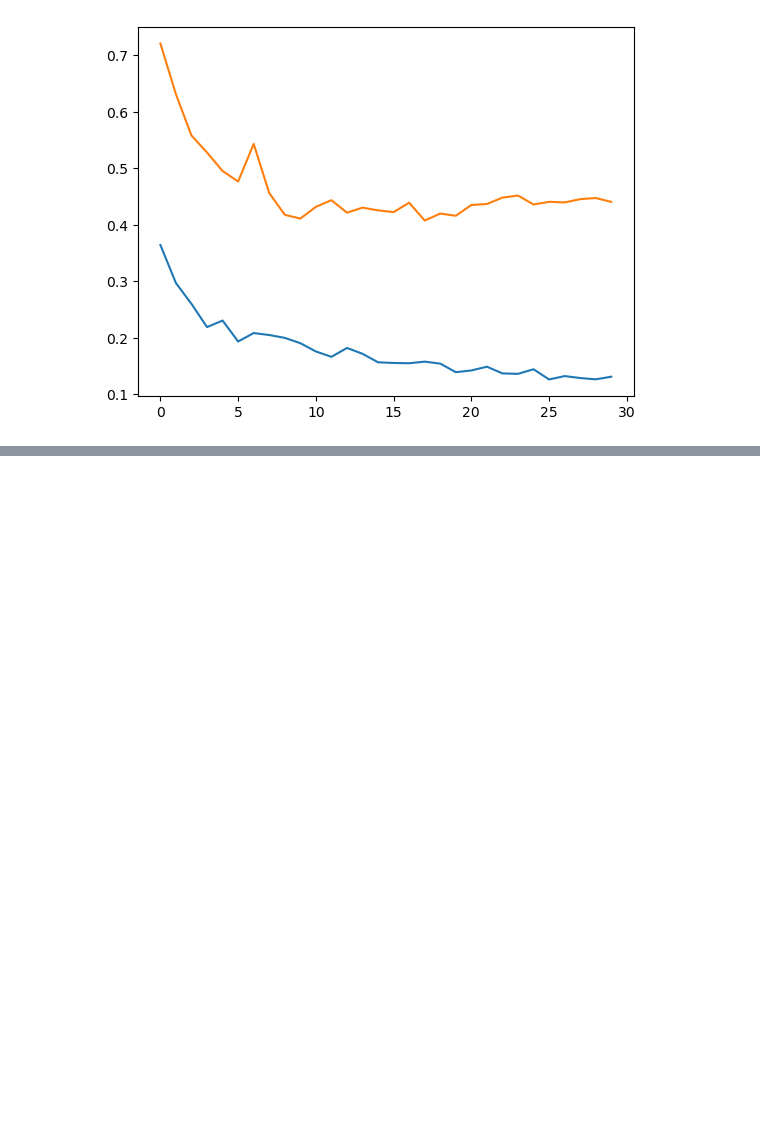
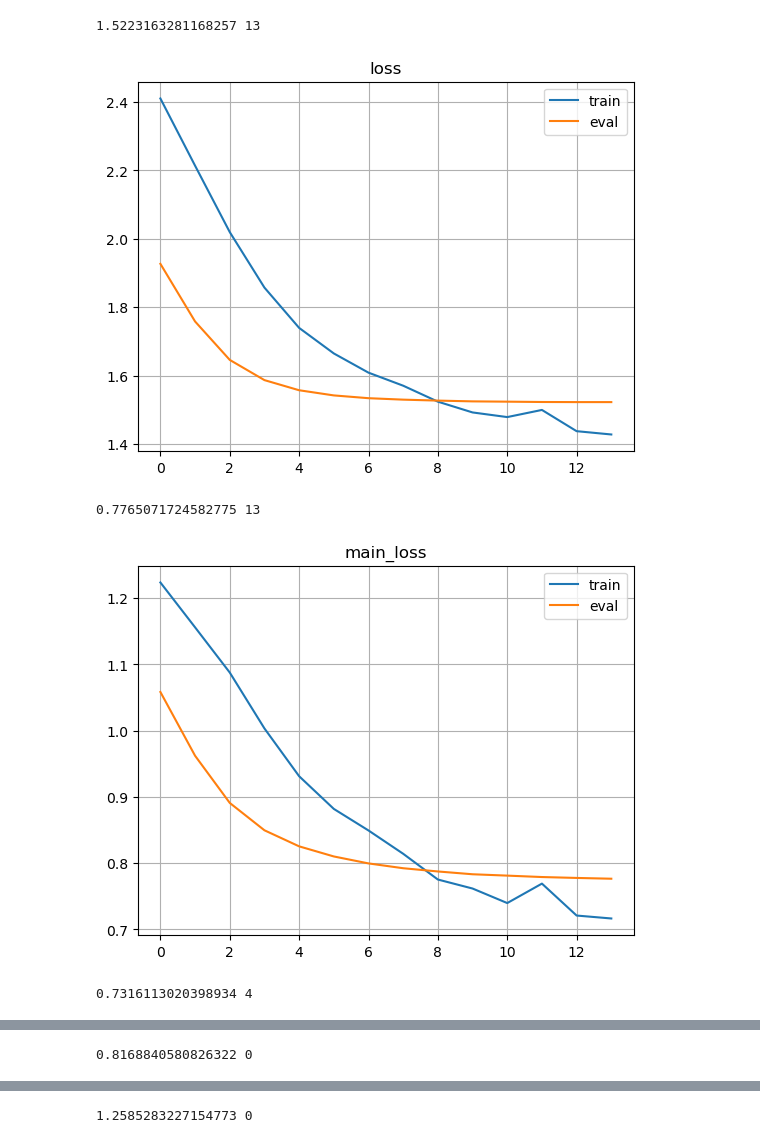
Before and after one commit to HenFo/Masterarbeit, a Jupyter notebook: Schmierblatt.ipynb, the cells around one changed output, grey strips where cells are left out. Cells and saved outputs as stored; diff of their text form; code cells hidden in the pictures; blank space fills up the shorter version.

```diff
--- a/Schmierblatt.ipynb
+++ b/Schmierblatt.ipynb
@@ -295,11 +198,11 @@ loss_fn = nn.MSELoss()
 for i in range(1000):
     noise = torch.normal(0, 1, (4,2))
     y_pred = model((x, noise))
-    loss = loss_fn(y_pred, y)
+    nllloss = loss_fn(y_pred, y)
     if i % 1000 == 0:
-        print(loss.item())
+        print(nllloss.item())
     optimizer.zero_grad()
-    loss.backward()
+    nllloss.backward()
     optimizer.step()
 
 model((x, torch.normal(0, 0.2, (4,2))))
@@ -327,6 +212,6 @@ tensor([-2.2093e-05], requires_grad=True)
 # %%
 # with torch.no_grad():
 a = model((x, torch.normal(0, 0.2, (4,2))))
-loss = loss_fn(a, y)
-loss.backward()
+nllloss = loss_fn(a, y)
+nllloss.backward()
 print(model.scale.grad)
@@ -429,17 +307,37 @@ plt.show()
 # %%
-p = "/home/fock/code/MultiModalInstructERC/experiments/multimodal/mlp/merge/interpolate/iemocap/LLaMA2-base/projector_only2/stage_1"
+p = "experiments/multimodal/late_fusion/final/iemocap/LLaMA2-base/final_4/stage_3"
 import json
 import os
 import matplotlib.pyplot as plt
 
+t_losses = list[dict[str, float]]
+
 with open(os.path.join(p, "train_losses.json")) as f:
-    train_losses = json.load(f)
+    train_losses:t_losses = json.load(f)
 
 with open(os.path.join(p, "eval_losses.json")) as f:
-    eval_losses = json.load(f)
+    eval_losses:t_losses = json.load(f)
 
-plt.plot(train_losses)
-plt.plot(eval_losses)
-plt.show()
+def get_losses(loss_dict:t_losses, key:str):
+    return [loss[key] for loss in loss_dict]
+
+# loss_name = "audio_loss"
+
+
+
+for loss_name in train_losses[0].keys():
+    _train_losses = get_losses(train_losses, loss_name)
+    _eval_losses = get_losses(eval_losses, loss_name)
+    print(min(_eval_losses), _eval_losses.index(min(_eval_losses)))
+    plt.plot(_train_losses)
+    plt.plot(_eval_losses)
+    plt.grid(True)
+    plt.title(loss_name)
+    plt.legend(["train", "eval"])
+    plt.show()
 # %% [output]
+1.5223163281168257 13
-[figure, old version]
+[figure, new version]
+0.7765071724582775 13
+[figure, added]
+0.7316113020398934 4
@@ -445,0 +345 @@ plt.show()
+0.8168840580826322 0
@@ -445,0 +347 @@ plt.show()
+1.2585283227154773 0
```
Also changed, not shown: parts of 54 cells of this notebook.
